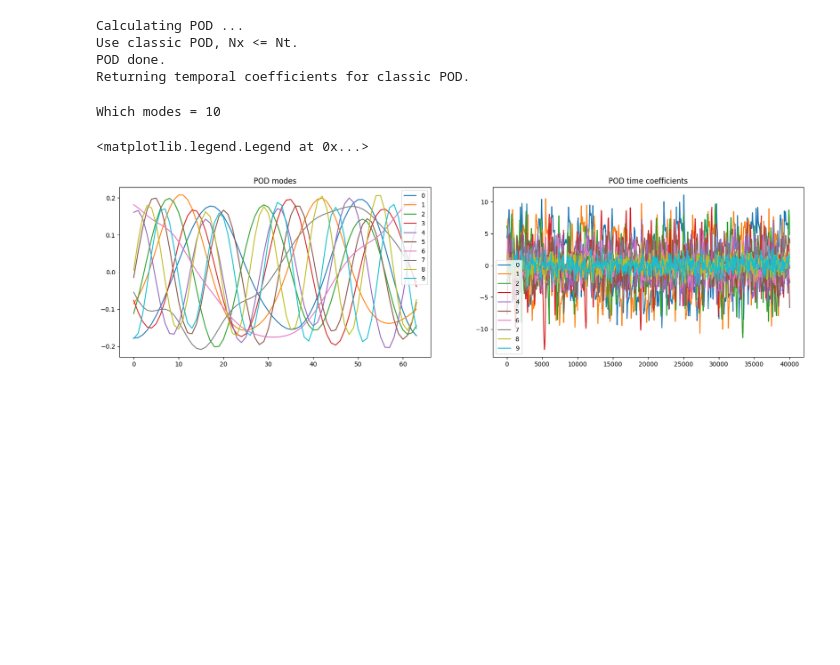
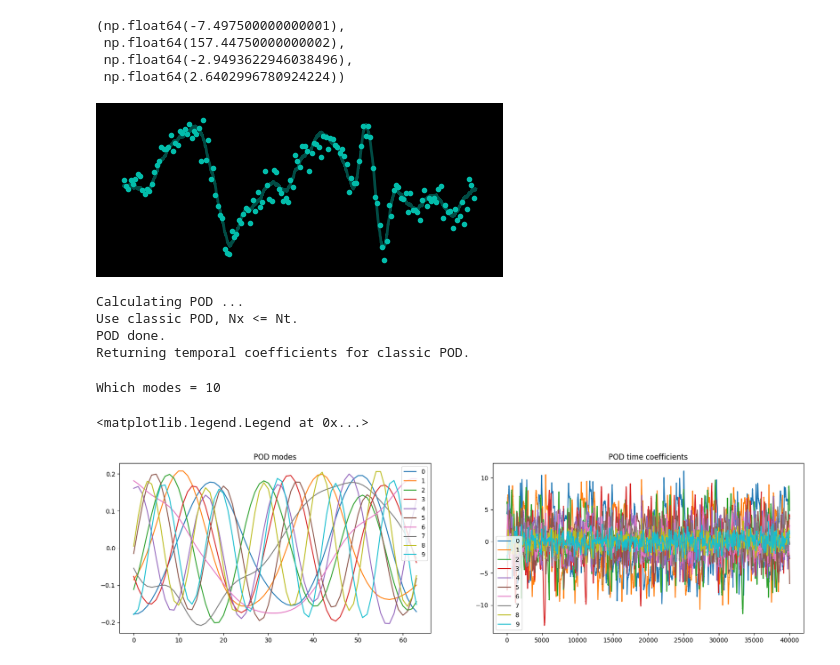
Before and after one commit to MagriLab/DA-RL, a Jupyter notebook: esn_training.ipynb, the cells around one changed output. Drawn from its saved outputs; the diff is of its cells as text; code cells hidden in the pictures; blank space fills up the shorter version.

```diff
--- a/esn_training.ipynb
+++ b/esn_training.ipynb
@@ -461,3 +485,19 @@ plt.plot(RAW_DATA['observation'][0][:,0])
+# %%
+true_color = "#03BDAB"
+pred_color = "#FEAC16"
+obs_idx = 3
+fig, ax = plt.subplots(figsize=(5,2))
+time = env.ks_solver.dt * np.arange(config.episode_steps)
+plt.plot(time[::20], RAW_DATA['observation'][0][::20,obs_idx], 'o', markersize=3, color=true_color)
+plt.plot(time, RAW_DATA['true_observation'][0][:-1,obs_idx], linewidth=2, color=true_color, alpha=0.4)
+plt.xlabel('t')
+plt.axis('off')
+# %% [output]
+(np.float64(-7.497500000000001),
+ np.float64(157.44750000000002),
+ np.float64(-2.9493622946038496),
+ np.float64(2.6402996780924224))
+[figure, added]
 # %%
 # avgs = []
 # for i in range(total_episodes):
```
Also changed, not shown: parts of 12 cells of this notebook, 6 other files.
